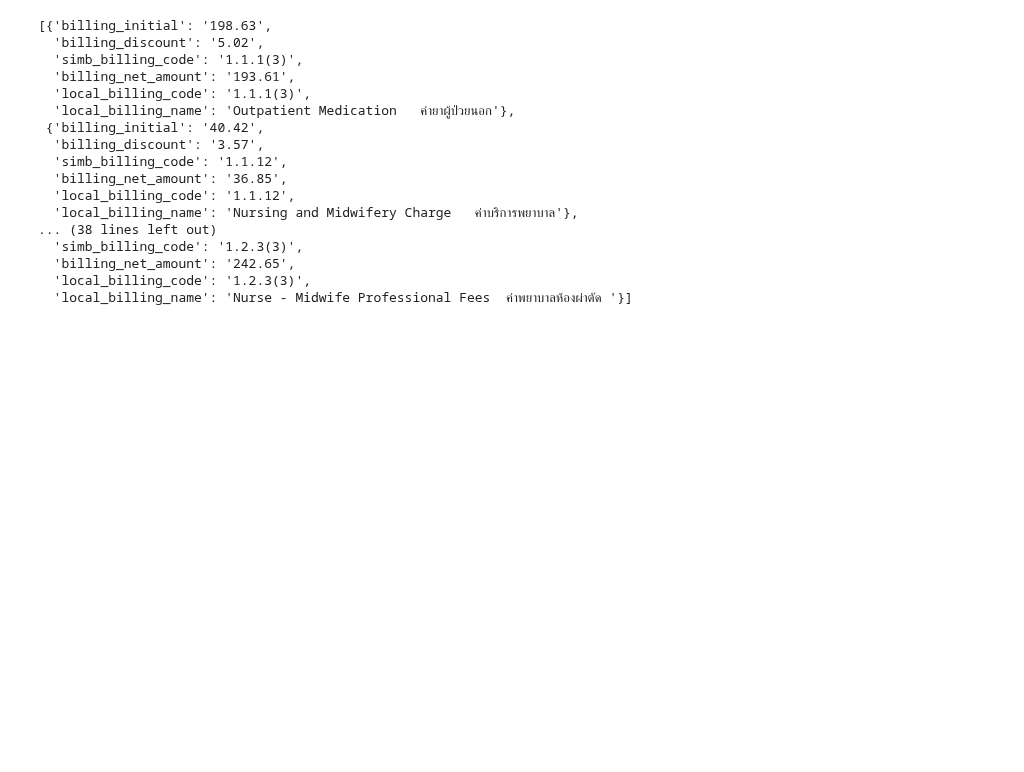
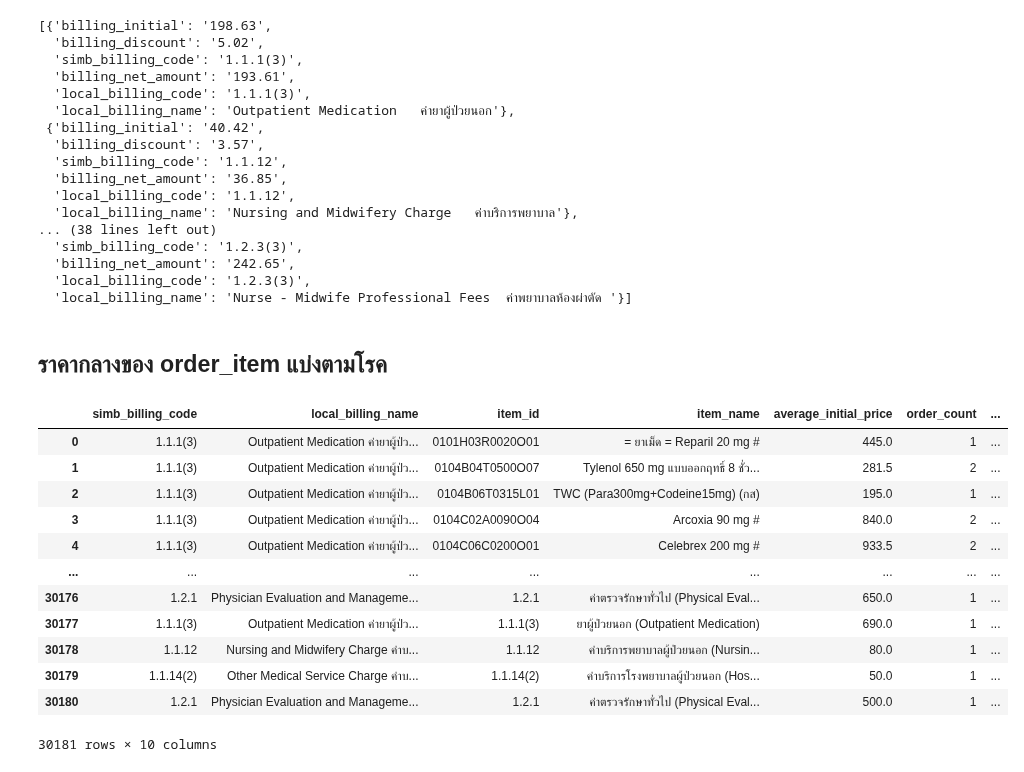
Before and after one commit to nxxk23/AI-Engineer, a Jupyter notebook: fraud/mockup.ipynb, the cells around one changed output. Cells and saved outputs as stored; diff of their text form; code cells hidden in the pictures; blank space fills up the shorter version.

```diff
--- a/fraud/mockup.ipynb
+++ b/fraud/mockup.ipynb
@@ -377,3 +355,78 @@ mock2['billing'].iloc[-4]
   'billing_net_amount': '242.65',
   'local_billing_code': '1.2.3(3)',
   'local_billing_name': 'Nurse - Midwife Professional Fees  ค่าพยาบาลห้องผ่าตัด '}]
+# %% [markdown]
+## ราคากลางของ order_item แบ่งตามโรค
+# %%
+import json
+import pandas as pd
+
+# สร้าง DataFrame จาก data
+focus = pd.DataFrame(data)
+
+# แปลงคอลัมน์ diagnosis และ order_item ให้เป็น JSON
+focus['diagnosis'] = focus['diagnosis'].apply(lambda x: json.loads(x))
+focus['order_item'] = focus['order_item'].apply(lambda x: json.loads(x))
+
+all_billing_summary = []
+
+# ดึงรายการรหัส ICD-10 ที่ไม่ซ้ำกัน
+unique_icd10_codes = focus['diagnosis'].apply(lambda x: [d.get('icd10') for d in x]).explode().unique()
+
+for icd10 in unique_icd10_codes:
+    # กรองข้อมูลสำหรับ ICD-10 รหัสนั้น
+    filtered_data = focus[
+        focus['diagnosis'].apply(lambda x: any(d.get('icd10') == icd10 for d in x))
+    ]
+
+    # สร้างรายการ order_item
+    order_items = []
+    for items in filtered_data['order_item']:
+        for item in items:
+            # ตรวจสอบว่ามีคีย์ 'initial' หรือไม่
+            if 'initial' in item:
+                order_items.append(item)
+
+    # สร้าง DataFrame จากรายการ order_items
+    order_items_df = pd.DataFrame(order_items)
+
+    # ถ้าคอลัมน์ 'initial' มีอยู่ก็สามารถแปลงเป็น float ได้
+    if 'initial' in order_items_df.columns:
+        order_items_df['initial'] = order_items_df['initial'].astype(float)
+
+        # คำนวณ summary ของ order_item ตาม billing code และชื่อ
+        order_summary = order_items_df.groupby(['simb_billing_code', 'local_billing_name', 'item_id', 'item_name']).agg(
+            average_initial_price=('initial', 'mean'),
+            order_count=('initial', 'count'),
+            min_initial_price=('initial', 'min'),
+            max_initial_price=('initial', 'max')
+        ).reset_index()
+
+        # สร้างคอลัมน์ range
+        order_summary['range'] = order_summary['min_initial_price'].astype(str) + '-' + order_summary['max_initial_price'].astype(str)
+
+        # เพิ่มคอลัมน์ icd10
+        order_summary['icd10'] = icd10
+
+        # เพิ่มข้อมูล order_summary เข้าในรายการ all_billing_summary
+        all_billing_summary.append(order_summary)
+
+# รวมข้อมูลทั้งหมดใน all_billing_summary เข้าด้วยกัน
+final_order_summary = pd.concat(all_billing_summary, ignore_index=True)
+
+# แสดงตารางผลลัพธ์
+display(final_order_summary)
+# %% [output]
+|  | simb_billing_code | local_billing_name | item_id | item_name | average_initial_price | order_count | ... |
+| 0 | 1.1.1(3) | Outpatient Medication ค่ายาผู้ป่ว... | 0101H03R0020O01 | = ยาเม็ด = Reparil 20 mg # | 445.0 | 1 | ... |
+| 1 | 1.1.1(3) | Outpatient Medication ค่ายาผู้ป่ว... | 0104B04T0500O07 | Tylenol 650 mg แบบออกฤทธิ์ 8 ชั่ว... | 281.5 | 2 | ... |
+| 2 | 1.1.1(3) | Outpatient Medication ค่ายาผู้ป่ว... | 0104B06T0315L01 | TWC (Para300mg+Codeine15mg) (กส) | 195.0 | 1 | ... |
+| 3 | 1.1.1(3) | Outpatient Medication ค่ายาผู้ป่ว... | 0104C02A0090O04 | Arcoxia 90 mg # | 840.0 | 2 | ... |
+| 4 | 1.1.1(3) | Outpatient Medication ค่ายาผู้ป่ว... | 0104C06C0200O01 | Celebrex 200 mg # | 933.5 | 2 | ... |
+| ... | ... | ... | ... | ... | ... | ... | ... |
+| 30176 | 1.2.1 | Physician Evaluation and Manageme... | 1.2.1 | ค่าตรวจรักษาทั่วไป (Physical Eval... | 650.0 | 1 | ... |
+| 30177 | 1.1.1(3) | Outpatient Medication ค่ายาผู้ป่ว... | 1.1.1(3) | ยาผู้ป่วยนอก (Outpatient Medication) | 690.0 | 1 | ... |
+| 30178 | 1.1.12 | Nursing and Midwifery Charge ค่าบ... | 1.1.12 | ค่าบริการพยาบาลผู้ป่วยนอก (Nursin... | 80.0 | 1 | ... |
+| 30179 | 1.1.14(2) | Other Medical Service Charge ค่าบ... | 1.1.14(2) | ค่าบริการโรงพยาบาลผู้ป่วยนอก (Hos... | 50.0 | 1 | ... |
+| 30180 | 1.2.1 | Physician Evaluation and Manageme... | 1.2.1 | ค่าตรวจรักษาทั่วไป (Physical Eval... | 500.0 | 1 | ... |
+30181 rows × 10 columns
```
Also changed, not shown: parts of 11 cells of this notebook.
